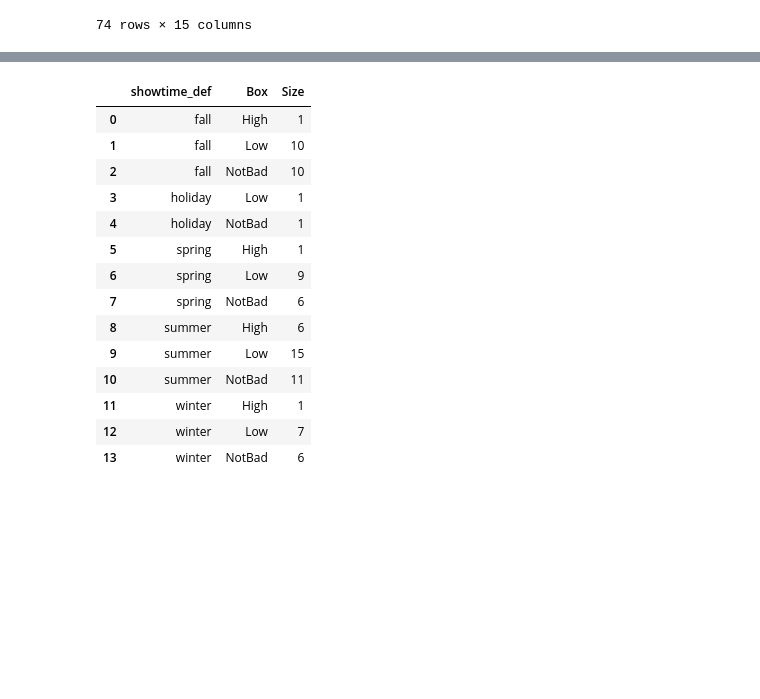
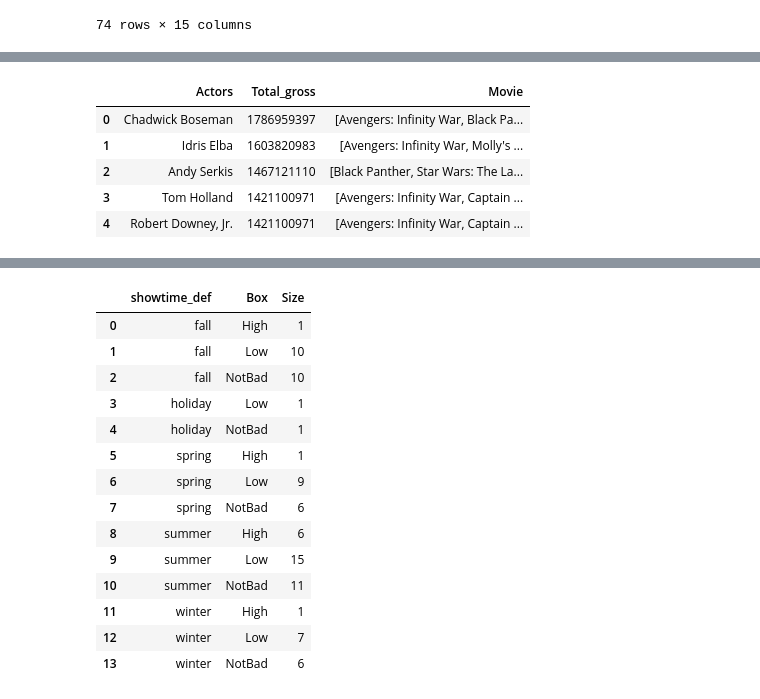
Before and after one commit to yz3432/TFA, a Jupyter notebook: project.ipynb, the cells around one changed output, grey strips where cells are left out. Drawn from its saved outputs; the diff is of its cells as text; code cells hidden in the pictures; blank space fills up the shorter version.

Commit message:
plot pie charts; select valuable actors and professors over a time period

```diff
--- a/project.ipynb
+++ b/project.ipynb
@@ -432,4 +429,0 @@ def data_movies_format_02(begin_year=1980,end_year=2018,input_name=None):
-# %%
-# Find the most valuable movie actors over a specific time period
-def valuable_actors(year1,year2,top=5):
-    df = data_movies_format_02(year1,year2)
@@ -439,0 +430,38 @@ def valuable_directors(year1,year2,top=5):
+# %%
+# Find the most valuable movie actors over a specific time period
+def valuable_actors(year1,year2,top=5):
+    import numpy as np
+    import pandas as pd
+    df = data_movies_format_01(year1,year2)
+    df1 = df.drop('Actors', axis=1).join(df['Actors'].str.split('  ', expand=True).stack().reset_index(level=1, drop=True).rename('Actors'))
+    df2 = df1.groupby(["Actors"])['domes_gross'].sum().reset_index(name='Contribution')
+    df2 = df2[(df2['Actors'] != '(Cameo)') &(df2['Actors'] != '(Voice)')&(df2['Actors'] != ('NaN'))]
+    df2 = df2.sort_values(by = 'Contribution',axis = 0,ascending = False)
+    actors = []
+    contribution = []
+    movie = []
+    for i in range(0,top):
+        contributer  = df2['Actors'].iloc[i]
+        actors.append(contributer)
+        contribution.append(df2['Contribution'].iloc[i])
+        name = []
+        for i in range(0,len(df1['Actors'])):
+            if df1['Actors'].iloc[i] == contributer:
+                name.append(df1['Name'].iloc[i])
+        movie.append(name)
+    dict_ = {'Actors':actors,'Total_gross':contribution,'Movie':movie}
+    from pandas.core.frame import DataFrame
+    table_ = DataFrame(dict_)
+    return table_
+# %%
+# select actors who contributed top 5 gross in the past 3 years
+select_actors = valuable_actors(2016,2018,5)
+# %%
+select_actors
+# %% [output]
+|  | Actors | Total_gross | Movie |
+| 0 | Chadwick Boseman | 1786959397 | [Avengers: Infinity War, Black Pa... |
+| 1 | Idris Elba | 1603820983 | [Avengers: Infinity War, Molly's ... |
+| 2 | Andy Serkis | 1467121110 | [Black Panther, Star Wars: The La... |
+| 3 | Tom Holland | 1421100971 | [Avengers: Infinity War, Captain ... |
+| 4 | Robert Downey, Jr. | 1421100971 | [Avengers: Infinity War, Captain ... |
```
Also changed, not shown: parts of 9 cells of this notebook.
